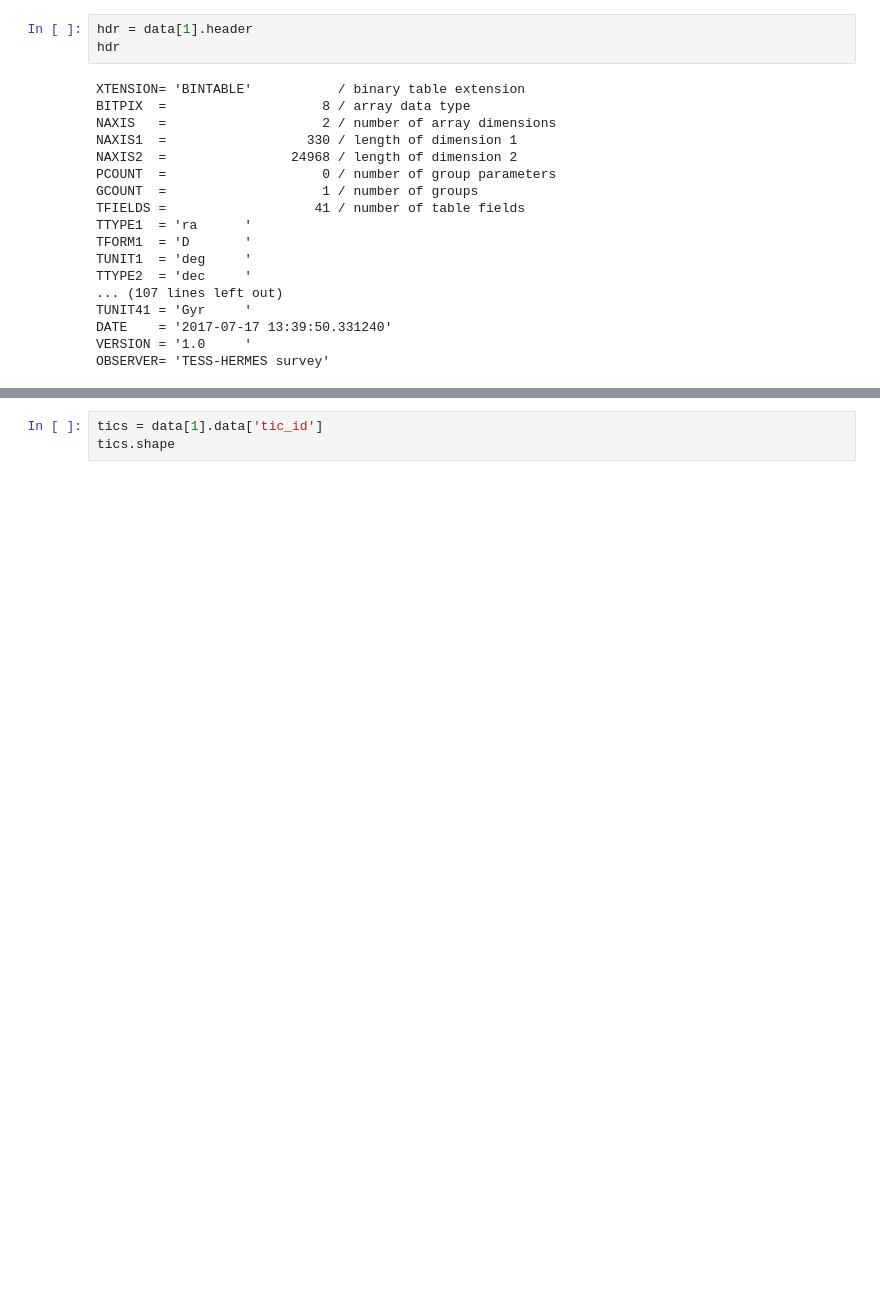
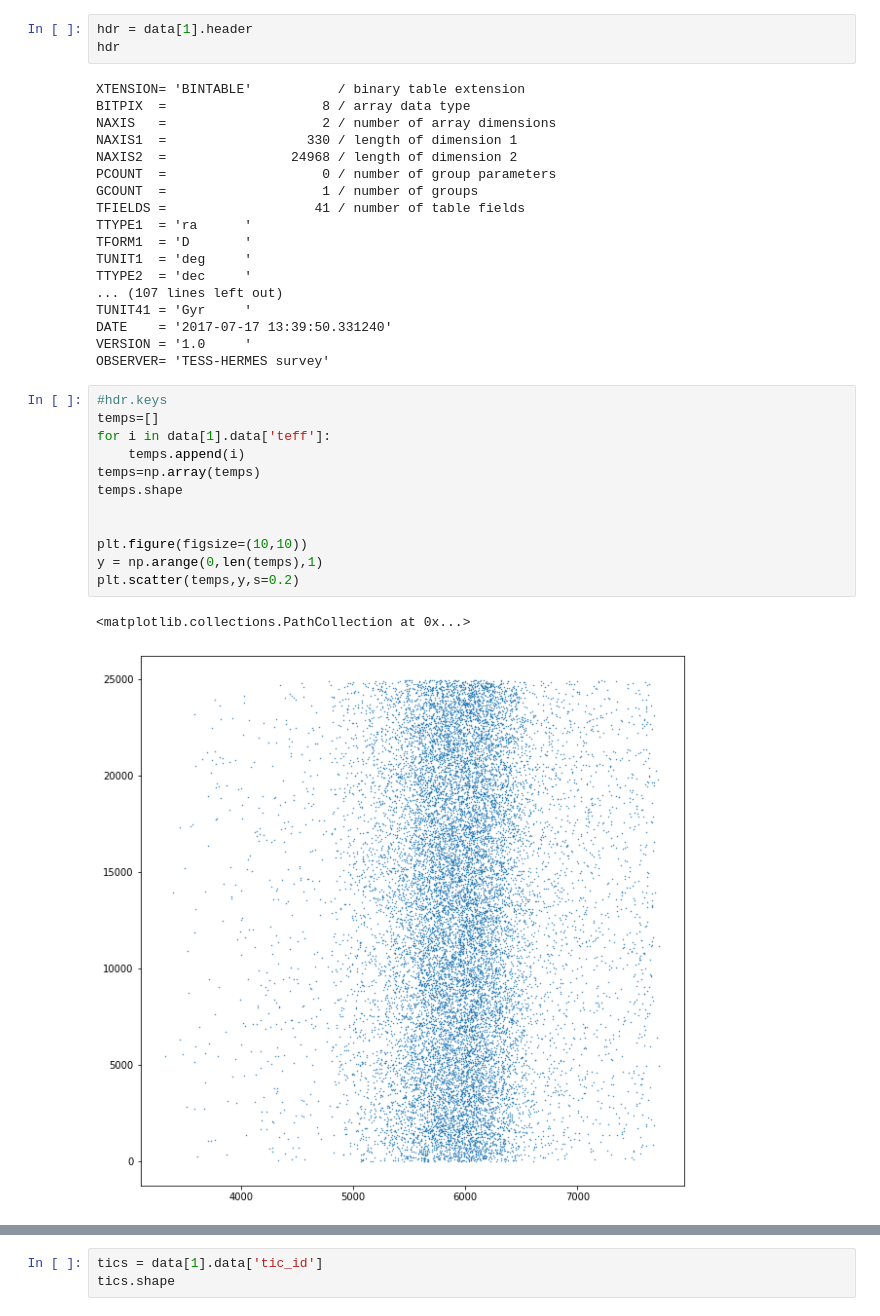
Before and after one commit to deerow22/helenResearch, a Jupyter notebook: second_exploration.ipynb, the cells around one changed output, grey strips where cells are left out. Drawn from its saved outputs; the diff is of its cells as text; blank space fills up the shorter version.

Commit message:
did temp cuts, need larger sample

```diff
--- a/second_exploration.ipynb
+++ b/second_exploration.ipynb
@@ -37,3 +37,18 @@ TUNIT41 = 'Gyr     '
 DATE    = '2017-07-17 13:39:50.331240'
 VERSION = '1.0     '
 OBSERVER= 'TESS-HERMES survey'
+# %%
+#hdr.keys
+temps=[]
+for i in data[1].data['teff']:
+    temps.append(i)
+temps=np.array(temps)
+temps.shape
+
+
+plt.figure(figsize=(10,10))
+y = np.arange(0,len(temps),1)
+plt.scatter(temps,y,s=0.2)
+# %% [output]
+<matplotlib.collections.PathCollection at 0x...>
+[figure, added]
```
Also changed, not shown: parts of 3 cells of this notebook.
